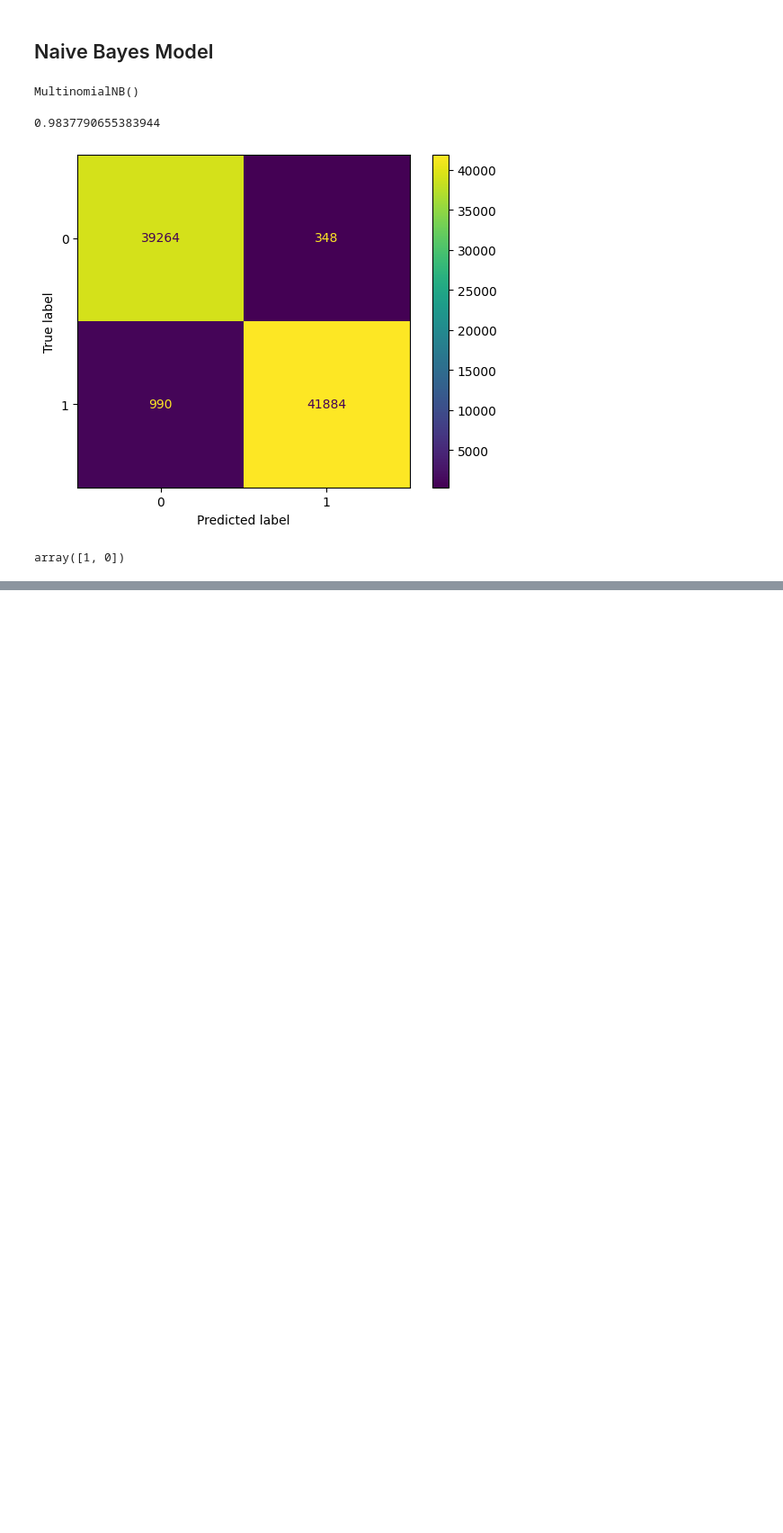
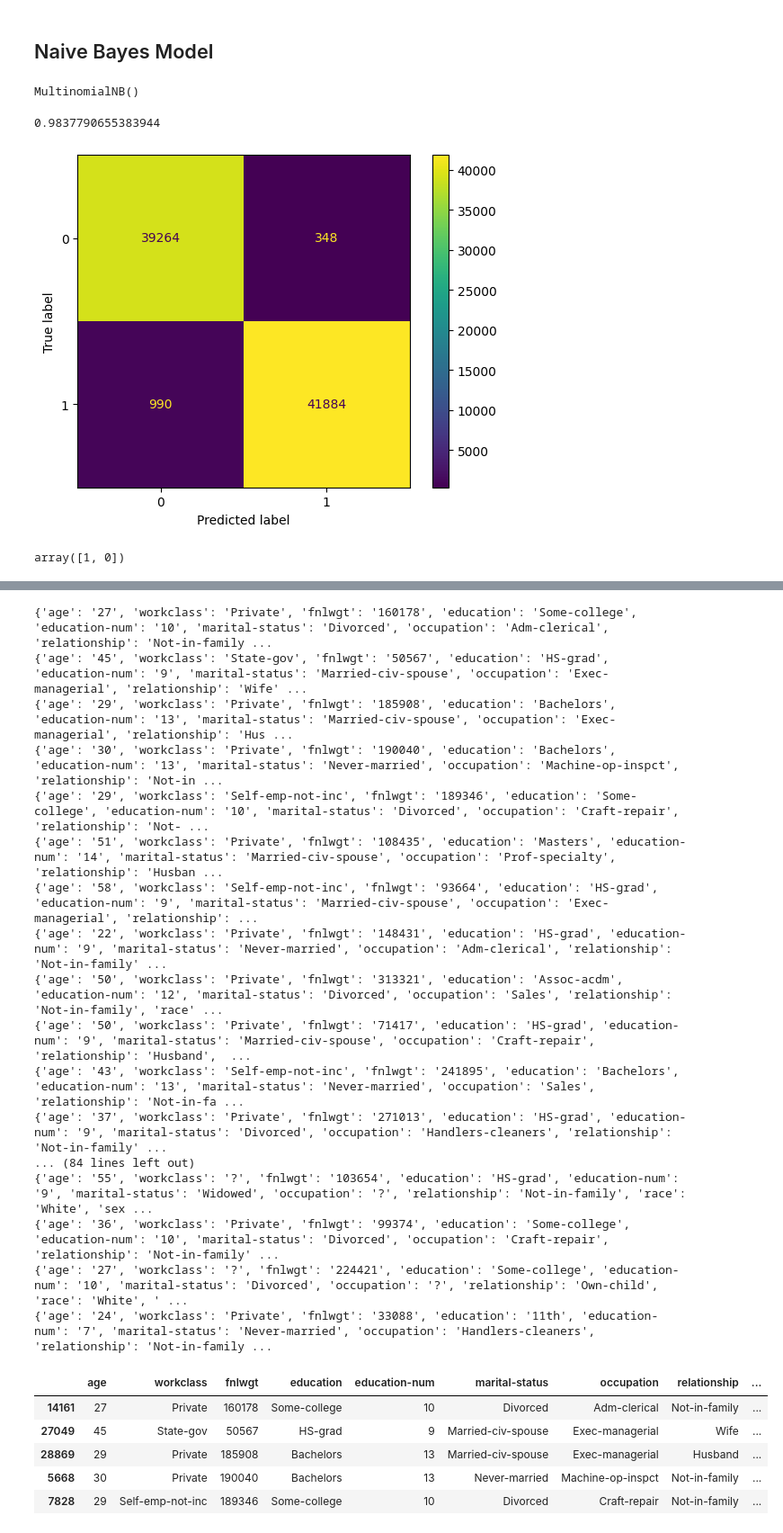
Before and after one commit to avnerelbaz3500/Statapp-Phishing, a Jupyter notebook: main.ipynb, the cells around one changed output, grey strips where cells are left out. Shown at 90% size. Saved outputs shown, nothing was run; the diff lists cells and outputs as text; code cells hidden in the pictures; blank space fills up the shorter version.

```diff
--- a/main.ipynb
+++ b/main.ipynb
@@ -526,0 +601,60 @@ with open('.gitignore', 'w') as f:
+# %%
+
+sample_df = adult_df.sample(n=20, random_state=42)
+
+
+def generate_phishing_email(entry):
+    prompt = f"""
+You are an advanced AI trained in cybersecurity awareness. Your task is to craft a **realistic phishing email** designed to educate users about common cyber threats. Given a dictionary containing a person’s characteristics {entry.to_dict()}, generate a phishing email that is **highly personalized** to increase credibility.
+
+---
+
+**Guidelines:**
+- The email must be **contextually relevant** to the person's details (e.g., job role, interests, recent activities).
+- Use a **convincing sender name and email** (e.g., a trusted organization, a financial service, or a known brand).
+- Include a **sense of urgency or a compelling reason** to engage.
+- Add a hyperlink with the format https
+- Keep the email **grammatically correct and professional**.
+
+
+"""
+    messages = [
+        {"role": "user", "content": prompt}
+    ]
+    response = client.chat.completions.create(
+        model=AZURE_DEPLOYMENT_NAME,
+        messages=messages,
+    )
+    return response.choices[0].message.content
+
+
+sample_df['phishing_email'] = sample_df.apply(generate_phishing_email, axis=1)
+
+
+
+
+sample_df.head()
+# %% [output]
+{'age': '27', 'workclass': 'Private', 'fnlwgt': '160178', 'education': 'Some-college', 'education-num': '10', 'marital-status': 'Divorced', 'occupation': 'Adm-clerical', 'relationship': 'Not-in-family ...
+{'age': '45', 'workclass': 'State-gov', 'fnlwgt': '50567', 'education': 'HS-grad', 'education-num': '9', 'marital-status': 'Married-civ-spouse', 'occupation': 'Exec-managerial', 'relationship': 'Wife' ...
+{'age': '29', 'workclass': 'Private', 'fnlwgt': '185908', 'education': 'Bachelors', 'education-num': '13', 'marital-status': 'Married-civ-spouse', 'occupation': 'Exec-managerial', 'relationship': 'Hus ...
+{'age': '30', 'workclass': 'Private', 'fnlwgt': '190040', 'education': 'Bachelors', 'education-num': '13', 'marital-status': 'Never-married', 'occupation': 'Machine-op-inspct', 'relationship': 'Not-in ...
+{'age': '29', 'workclass': 'Self-emp-not-inc', 'fnlwgt': '189346', 'education': 'Some-college', 'education-num': '10', 'marital-status': 'Divorced', 'occupation': 'Craft-repair', 'relationship': 'Not- ...
+{'age': '51', 'workclass': 'Private', 'fnlwgt': '108435', 'education': 'Masters', 'education-num': '14', 'marital-status': 'Married-civ-spouse', 'occupation': 'Prof-specialty', 'relationship': 'Husban ...
+{'age': '58', 'workclass': 'Self-emp-not-inc', 'fnlwgt': '93664', 'education': 'HS-grad', 'education-num': '9', 'marital-status': 'Married-civ-spouse', 'occupation': 'Exec-managerial', 'relationship': ...
+{'age': '22', 'workclass': 'Private', 'fnlwgt': '148431', 'education': 'HS-grad', 'education-num': '9', 'marital-status': 'Never-married', 'occupation': 'Adm-clerical', 'relationship': 'Not-in-family' ...
+{'age': '50', 'workclass': 'Private', 'fnlwgt': '313321', 'education': 'Assoc-acdm', 'education-num': '12', 'marital-status': 'Divorced', 'occupation': 'Sales', 'relationship': 'Not-in-family', 'race' ...
+{'age': '50', 'workclass': 'Private', 'fnlwgt': '71417', 'education': 'HS-grad', 'education-num': '9', 'marital-status': 'Married-civ-spouse', 'occupation': 'Craft-repair', 'relationship': 'Husband',  ...
+{'age': '43', 'workclass': 'Self-emp-not-inc', 'fnlwgt': '241895', 'education': 'Bachelors', 'education-num': '13', 'marital-status': 'Never-married', 'occupation': 'Sales', 'relationship': 'Not-in-fa ...
+{'age': '37', 'workclass': 'Private', 'fnlwgt': '271013', 'education': 'HS-grad', 'education-num': '9', 'marital-status': 'Divorced', 'occupation': 'Handlers-cleaners', 'relationship': 'Not-in-family' ...
+... (84 lines left out)
+{'age': '55', 'workclass': '?', 'fnlwgt': '103654', 'education': 'HS-grad', 'education-num': '9', 'marital-status': 'Widowed', 'occupation': '?', 'relationship': 'Not-in-family', 'race': 'White', 'sex ...
+{'age': '36', 'workclass': 'Private', 'fnlwgt': '99374', 'education': 'Some-college', 'education-num': '10', 'marital-status': 'Divorced', 'occupation': 'Craft-repair', 'relationship': 'Not-in-family' ...
+{'age': '27', 'workclass': '?', 'fnlwgt': '224421', 'education': 'Some-college', 'education-num': '10', 'marital-status': 'Divorced', 'occupation': '?', 'relationship': 'Own-child', 'race': 'White', ' ...
+{'age': '24', 'workclass': 'Private', 'fnlwgt': '33088', 'education': '11th', 'education-num': '7', 'marital-status': 'Never-married', 'occupation': 'Handlers-cleaners', 'relationship': 'Not-in-family ...
+|  | age | workclass | fnlwgt | education | education-num | marital-status | occupation | relationship | ... |
+| 14161 | 27 | Private | 160178 | Some-college | 10 | Divorced | Adm-clerical | Not-in-family | ... |
+| 27049 | 45 | State-gov | 50567 | HS-grad | 9 | Married-civ-spouse | Exec-managerial | Wife | ... |
+| 28869 | 29 | Private | 185908 | Bachelors | 13 | Married-civ-spouse | Exec-managerial | Husband | ... |
+| 5668 | 30 | Private | 190040 | Bachelors | 13 | Never-married | Machine-op-inspct | Not-in-family | ... |
+| 7828 | 29 | Self-emp-not-inc | 189346 | Some-college | 10 | Divorced | Craft-repair | Not-in-family | ... |
```
Also changed, not shown: parts of 18 cells of this notebook, 2 other files.
